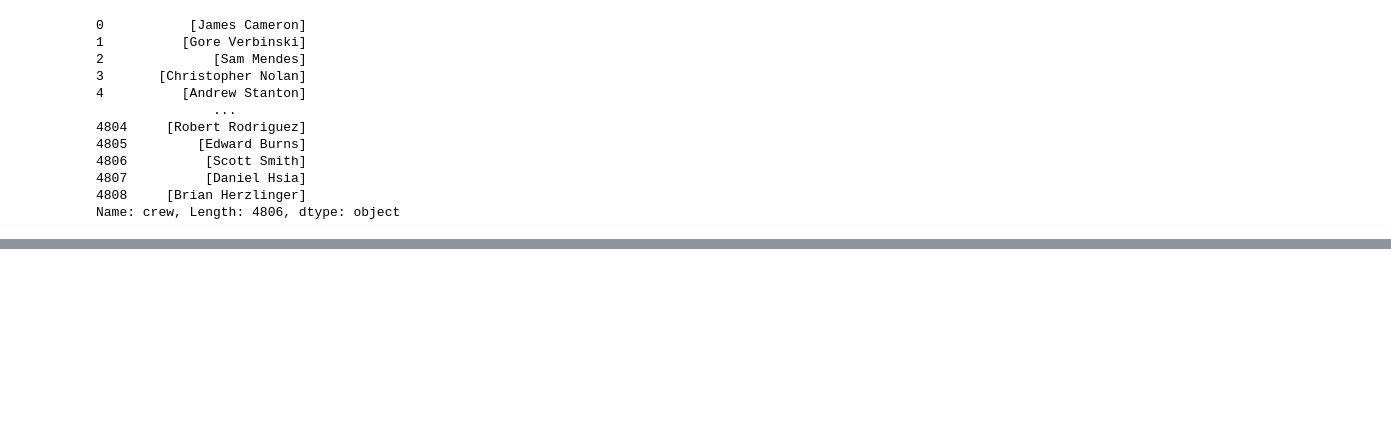
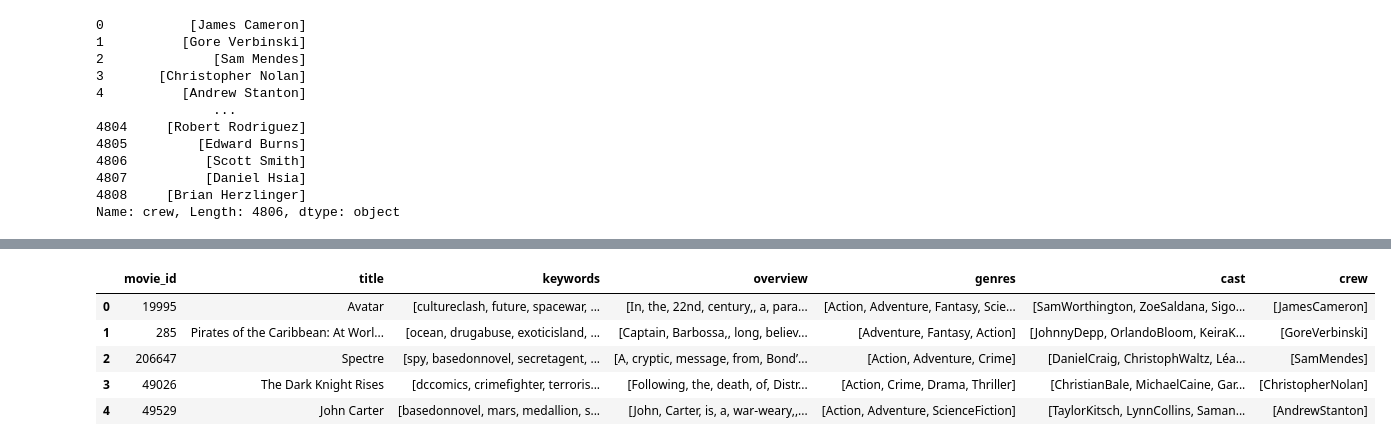
Before and after one commit to divyanshu2211/movie_recommender_project, a Jupyter notebook: movie_recom.ipynb, the cells around one changed output, grey strips where cells are left out. Saved outputs shown, nothing was run; the diff lists cells and outputs as text; code cells hidden in the pictures; blank space fills up the shorter version.

```diff
--- a/movie_recom.ipynb
+++ b/movie_recom.ipynb
@@ -190,0 +220,19 @@ Name: crew, Length: 4806, dtype: object
+# %%
+# We know the space between names, chings name etc couse misunderstanding for model
+# Like div pareta name, it considered as 2 tags (div) (pareta) but we may also have aysuh pareta in data so ...
+# (ayush)(pareta) again 2 tags but notice that now data have 2 similar tags { pareta } which couse confusion for model
+# The only solution for this problem is to remove : "space"
+
+movies['genres'] = movies['genres'].apply(lambda x: [i.replace(" ","") for i in x])
+movies['keywords'] = movies['keywords'].apply(lambda x: [i.replace(" ","") for i in x])
+movies['cast'] = movies['cast'].apply(lambda x: [i.replace(" ","") for i in x])
+movies['crew'] = movies['crew'].apply(lambda x: [i.replace(" ","") for i in x])
+# %%
+movies.head()
+# %% [output]
+|  | movie_id | title | keywords | overview | genres | cast | crew |
+| 0 | 19995 | Avatar | [cultureclash, future, spacewar, ... | [In, the, 22nd, century,, a, para... | [Action, Adventure, Fantasy, Scie... | [SamWorthington, ZoeSaldana, Sigo... | [JamesCameron] |
+| 1 | 285 | Pirates of the Caribbean: At Worl... | [ocean, drugabuse, exoticisland, ... | [Captain, Barbossa,, long, believ... | [Adventure, Fantasy, Action] | [JohnnyDepp, OrlandoBloom, KeiraK... | [GoreVerbinski] |
+| 2 | 206647 | Spectre | [spy, basedonnovel, secretagent, ... | [A, cryptic, message, from, Bond’... | [Action, Adventure, Crime] | [DanielCraig, ChristophWaltz, Léa... | [SamMendes] |
+| 3 | 49026 | The Dark Knight Rises | [dccomics, crimefighter, terroris... | [Following, the, death, of, Distr... | [Action, Crime, Drama, Thriller] | [ChristianBale, MichaelCaine, Gar... | [ChristopherNolan] |
+| 4 | 49529 | John Carter | [basedonnovel, mars, medallion, s... | [John, Carter, is, a, war-weary,,... | [Action, Adventure, ScienceFiction] | [TaylorKitsch, LynnCollins, Saman... | [AndrewStanton] |
```
Also changed, not shown: parts of 13 cells of this notebook.
